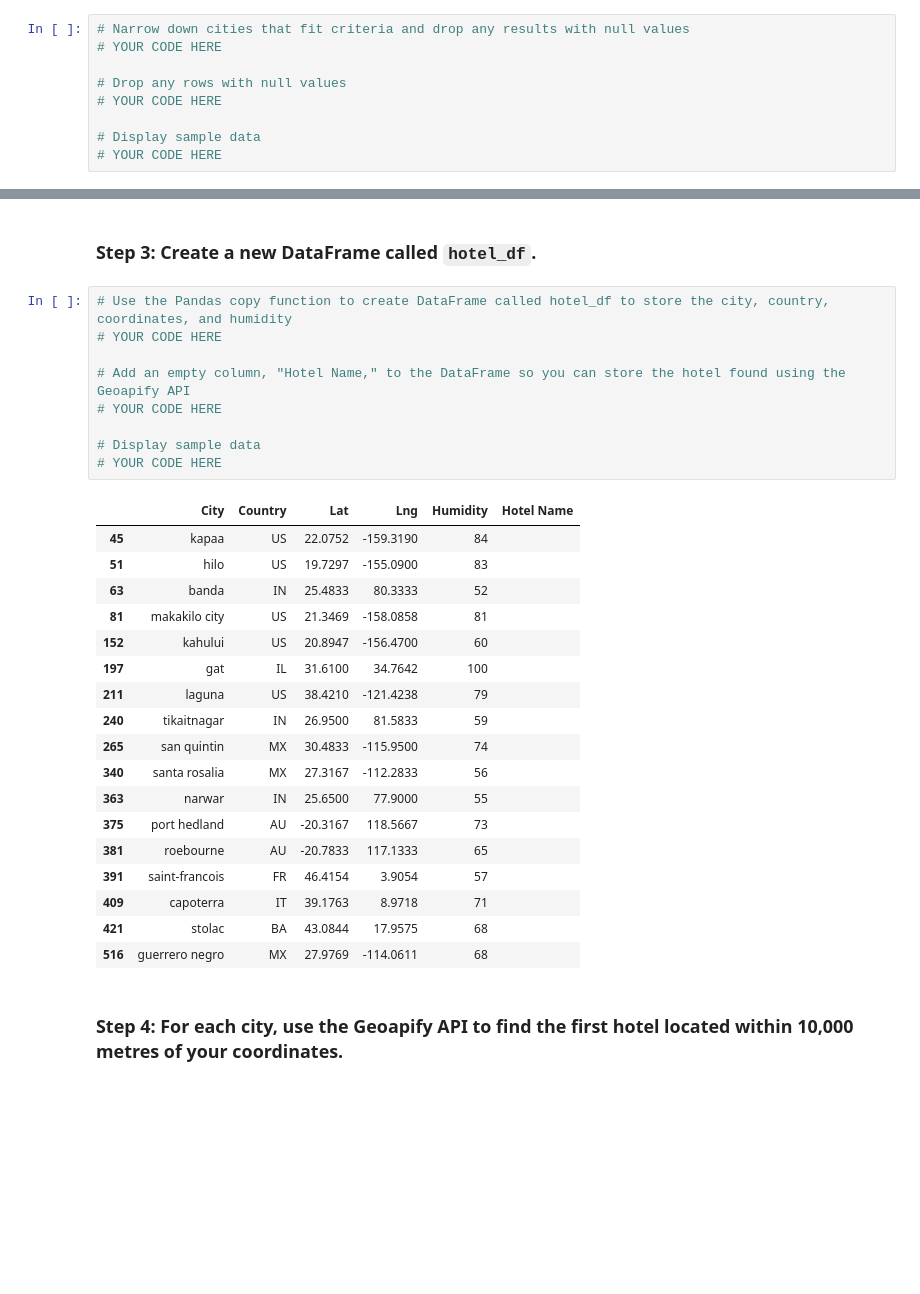
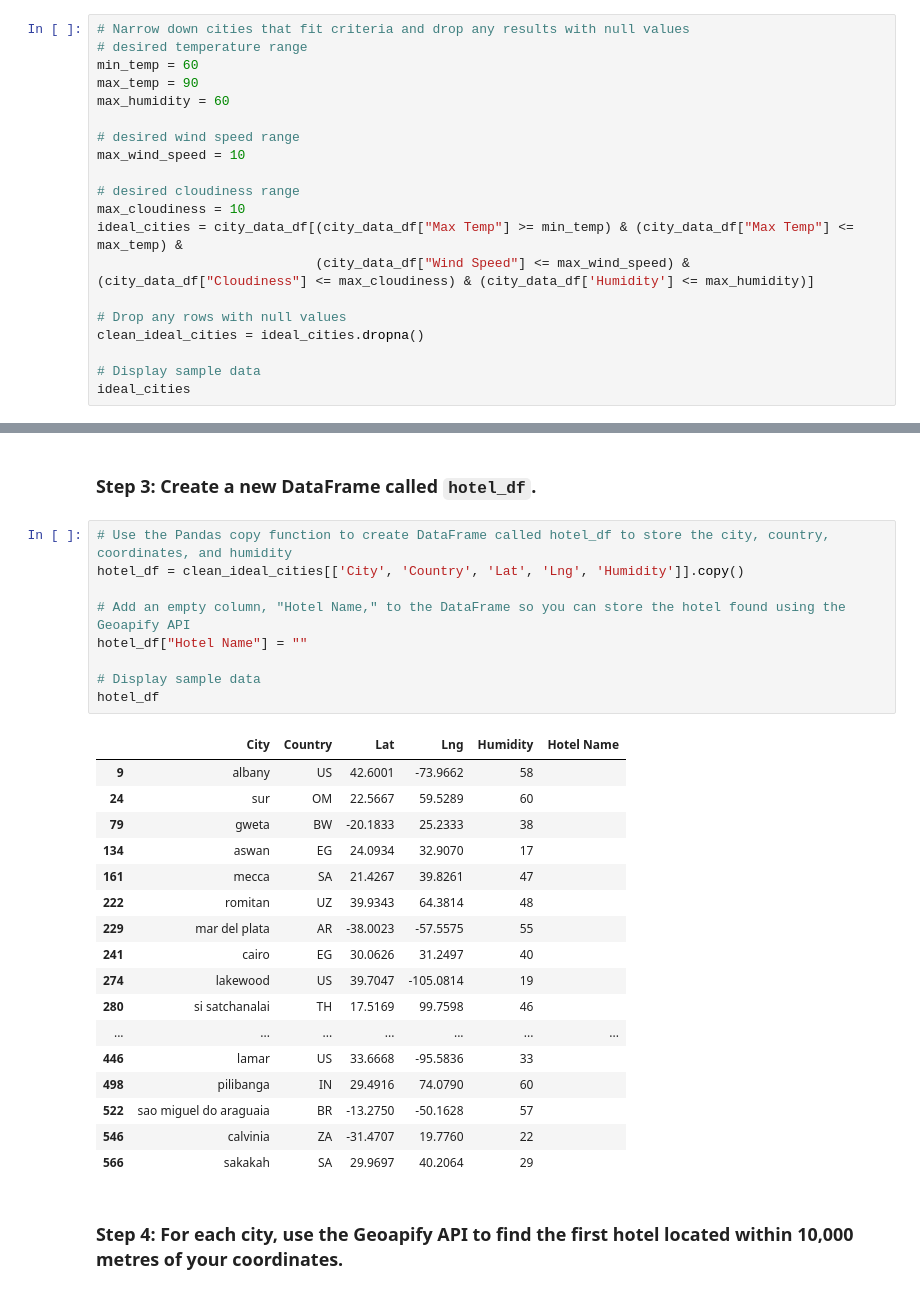
Before and after one commit to andrei-tabachk/python-api-challenge, a Jupyter notebook: WeatherPy/VacationPy.ipynb, the cells around one changed output, grey strips where cells are left out. Drawn from its saved outputs; the diff is of its cells as text; blank space fills up the shorter version.

```diff
--- a/WeatherPy/VacationPy.ipynb
+++ b/WeatherPy/VacationPy.ipynb
@@ -53,12 +53,23 @@ humidity_citymap
 ### Step 2: Narrow down the `city_data_df` DataFrame to find your ideal weather condition
 # %%
 # Narrow down cities that fit criteria and drop any results with null values
-# YOUR CODE HERE
+# desired temperature range
+min_temp = 60
+max_temp = 90
+max_humidity = 60
+
+# desired wind speed range
+max_wind_speed = 10
+
+# desired cloudiness range
+max_cloudiness = 10
+ideal_cities = city_data_df[(city_data_df["Max Temp"] >= min_temp) & (city_data_df["Max Temp"] <= max_temp) &
+                            (city_data_df["Wind Speed"] <= max_wind_speed) & (city_data_df["Cloudiness"] <= max_cloudiness) & (city_data_df['Humidity'] <= max_humidity)]
 
 # Drop any rows with null values
-# YOUR CODE HERE
+clean_ideal_cities = ideal_cities.dropna()
 
 # Display sample data
-# YOUR CODE HERE
+ideal_cities
 # %% [output]
 |  | City_ID | City | Lat | Lng | Max Temp | Humidity | Cloudiness | Wind Speed | Country | Date |
@@ -83,32 +93,31 @@ humidity_citymap
 ### Step 3: Create a new DataFrame called `hotel_df`.
 # %%
 # Use the Pandas copy function to create DataFrame called hotel_df to store the city, country, coordinates, and humidity
-# YOUR CODE HERE
+hotel_df = clean_ideal_cities[['City', 'Country', 'Lat', 'Lng', 'Humidity']].copy()
 
 # Add an empty column, "Hotel Name," to the DataFrame so you can store the hotel found using the Geoapify API
-# YOUR CODE HERE
+hotel_df["Hotel Name"] = ""
 
 # Display sample data
-# YOUR CODE HERE
+hotel_df
 # %% [output]
 |  | City | Country | Lat | Lng | Humidity | Hotel Name |
-| 45 | kapaa | US | 22.0752 | -159.3190 | 84 |  |
-| 51 | hilo | US | 19.7297 | -155.0900 | 83 |  |
-| 63 | banda | IN | 25.4833 | 80.3333 | 52 |  |
-| 81 | makakilo city | US | 21.3469 | -158.0858 | 81 |  |
-| 152 | kahului | US | 20.8947 | -156.4700 | 60 |  |
-| 197 | gat | IL | 31.6100 | 34.7642 | 100 |  |
-| 211 | laguna | US | 38.4210 | -121.4238 | 79 |  |
-| 240 | tikaitnagar | IN | 26.9500 | 81.5833 | 59 |  |
-| 265 | san quintin | MX | 30.4833 | -115.9500 | 74 |  |
-| 340 | santa rosalia | MX | 27.3167 | -112.2833 | 56 |  |
-| 363 | narwar | IN | 25.6500 | 77.9000 | 55 |  |
-| 375 | port hedland | AU | -20.3167 | 118.5667 | 73 |  |
-| 381 | roebourne | AU | -20.7833 | 117.1333 | 65 |  |
-| 391 | saint-francois | FR | 46.4154 | 3.9054 | 57 |  |
-| 409 | capoterra | IT | 39.1763 | 8.9718 | 71 |  |
-| 421 | stolac | BA | 43.0844 | 17.9575 | 68 |  |
-| 516 | guerrero negro | MX | 27.9769 | -114.0611 | 68 |  |
+| 9 | albany | US | 42.6001 | -73.9662 | 58 |  |
+| 24 | sur | OM | 22.5667 | 59.5289 | 60 |  |
+| 79 | gweta | BW | -20.1833 | 25.2333 | 38 |  |
+| 134 | aswan | EG | 24.0934 | 32.9070 | 17 |  |
+| 161 | mecca | SA | 21.4267 | 39.8261 | 47 |  |
+| 222 | romitan | UZ | 39.9343 | 64.3814 | 48 |  |
+| 229 | mar del plata | AR | -38.0023 | -57.5575 | 55 |  |
+| 241 | cairo | EG | 30.0626 | 31.2497 | 40 |  |
+| 274 | lakewood | US | 39.7047 | -105.0814 | 19 |  |
+| 280 | si satchanalai | TH | 17.5169 | 99.7598 | 46 |  |
+| ... | ... | ... | ... | ... | ... | ... |
+| 446 | lamar | US | 33.6668 | -95.5836 | 33 |  |
+| 498 | pilibanga | IN | 29.4916 | 74.0790 | 60 |  |
+| 522 | sao miguel do araguaia | BR | -13.2750 | -50.1628 | 57 |  |
+| 546 | calvinia | ZA | -31.4707 | 19.7760 | 22 |  |
+| 566 | sakakah | SA | 29.9697 | 40.2064 | 29 |  |
 # %% [markdown]
 ### Step 4: For each city, use the Geoapify API to find the first hotel located within 10,000 metres of your coordinates.
 # %%
```
Also changed, not shown: parts of 1 cell of this notebook.
